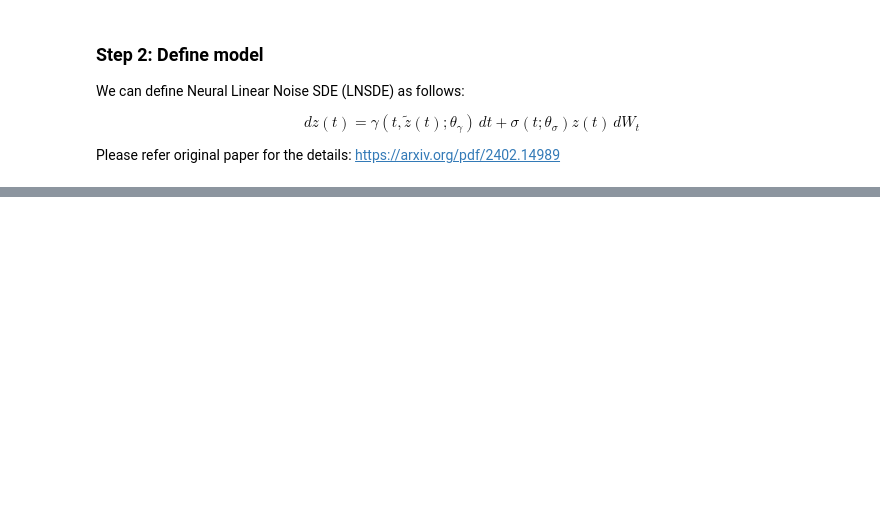
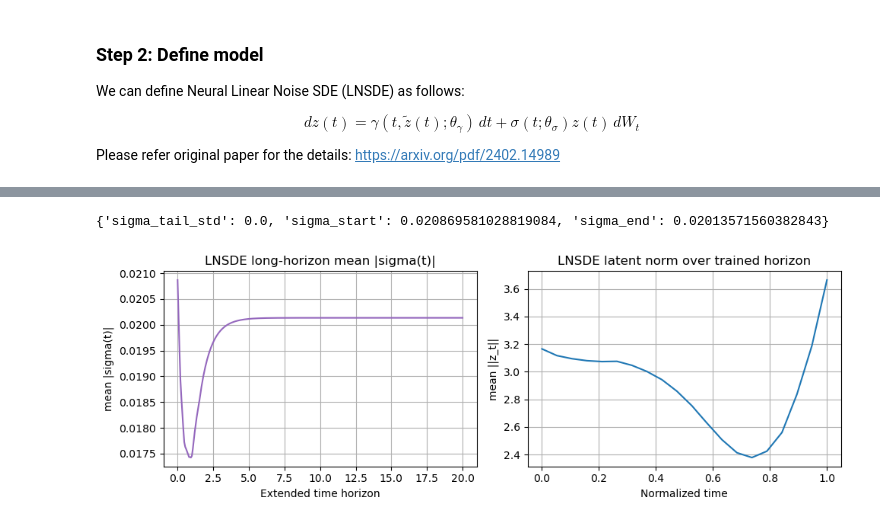
Before and after one commit to yongkyung-oh/Stable-Neural-SDEs, a Jupyter notebook: tutorial/simple OU process - Neural LNSDE.ipynb, the cells around one changed output, grey strips where cells are left out. Drawn from its saved outputs; the diff is of its cells as text; code cells hidden in the pictures; blank space fills up the shorter version.

```diff
--- a/tutorial/simple OU process - Neural LNSDE.ipynb
+++ b/tutorial/simple OU process - Neural LNSDE.ipynb
@@ -439,0 +449,29 @@ compare_distributions(all_trues, all_preds, points_to_compare)
+# %%
+model.eval()
+theory_batch = next(iter(test_loader))
+theory_coeffs = theory_batch[1].to(device)
+theory_times = torch.linspace(0, 1, theory_batch[0].shape[1]).to(device)
+model.func.set_X(theory_coeffs, theory_times)
+theory_y0 = model.initial(model.func.X.evaluate(theory_times[0]))
+latent_path = torchsde.sdeint(model.func, y0=theory_y0, ts=theory_times, dt=0.05, method='euler').permute(1, 0, 2)
+latent_norm = latent_path.norm(dim=-1).mean(0).detach().cpu().numpy()
+long_times = torch.linspace(0, 20, 300, device=device)
+sigma_scale = model.func.sigma_t(long_times).detach().abs().mean(dim=-1).cpu().numpy()
+tail_std = float(np.std(sigma_scale[-40:]))
+print({'sigma_tail_std': tail_std, 'sigma_start': float(sigma_scale[0]), 'sigma_end': float(sigma_scale[-1])})
+fig, axes = plt.subplots(1, 2, figsize=(10, 3.5))
+axes[0].plot(long_times.cpu().numpy(), sigma_scale, color='tab:purple')
+axes[0].set_title('LNSDE long-horizon mean |sigma(t)|')
+axes[0].set_xlabel('Extended time horizon')
+axes[0].set_ylabel('mean |sigma(t)|')
+axes[0].grid(True)
+axes[1].plot(theory_times.cpu().numpy(), latent_norm, color='tab:blue')
+axes[1].set_title('LNSDE latent norm over trained horizon')
+axes[1].set_xlabel('Normalized time')
+axes[1].set_ylabel('mean ||z_t||')
+axes[1].grid(True)
+plt.tight_layout()
+plt.show()
+# %% [output]
+{'sigma_tail_std': 0.0, 'sigma_start': 0.020869581028819084, 'sigma_end': 0.02013571560382843}
+[figure, added]
```
Also changed, not shown: parts of 9 cells of this notebook, 32 other files.
